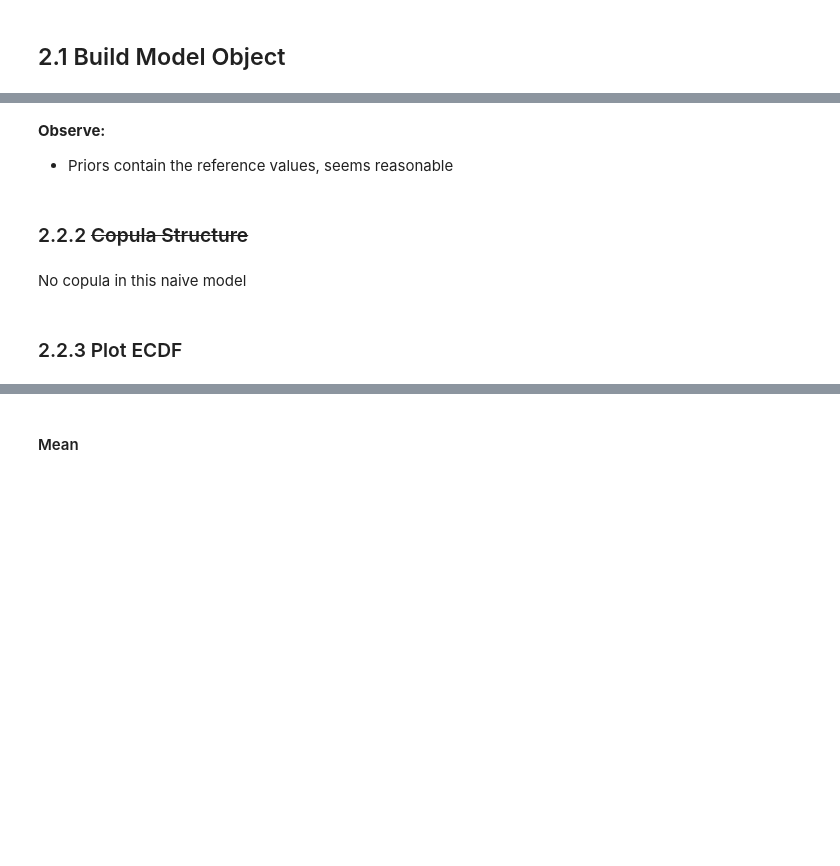
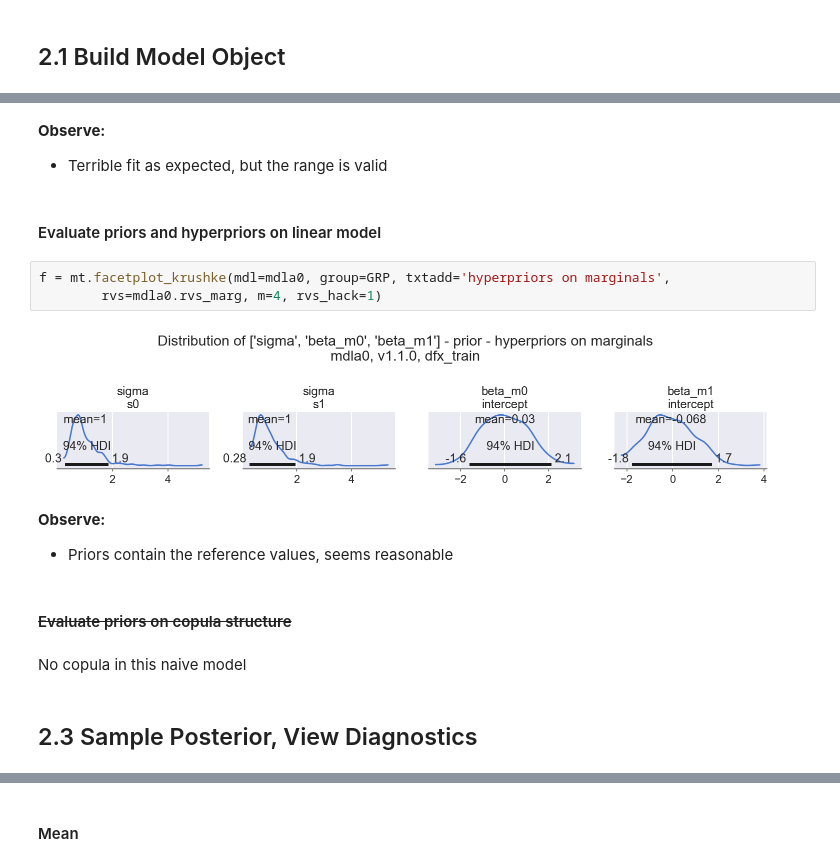
Before and after one commit to oreum-industries/oreum_copula, a Jupyter notebook: notebooks/001_MRE_ModelA0.ipynb, the cells around one changed output, grey strips where cells are left out. Drawn from its saved outputs; the diff is of its cells as text; blank space fills up the shorter version.

```diff
--- a/notebooks/001_MRE_ModelA0.ipynb
+++ b/notebooks/001_MRE_ModelA0.ipynb
@@ -247,10 +265,21 @@ f = mt.facetplot_krushke(mdl=mdl, group='prior', txtadd='hyperpriors on marginal
+# %% [markdown]
+**Observe:**
+
++ Terrible fit as expected, but the range is valid
+# %% [markdown]
+#### Evaluate priors and hyperpriors on linear model
+# %%
+f = mt.facetplot_krushke(mdl=mdla0, group=GRP, txtadd='hyperpriors on marginals',
+        rvs=mdla0.rvs_marg, m=4, rvs_hack=1)
+# %% [output]
+[figure, added]
 # %% [markdown]
 **Observe:**
 
 + Priors contain the reference values, seems reasonable
-# %% [markdown]
-### 2.2.2 ~~Copula Structure~~
+# %% [markdown]
+#### ~~Evaluate priors on copula structure~~
 # %% [markdown]
 No copula in this naive model
 # %% [markdown]
-### 2.2.3 Plot ECDF
+## 2.3 Sample Posterior, View Diagnostics
```
Also changed, not shown: parts of 119 cells of this notebook, 7 other files.
